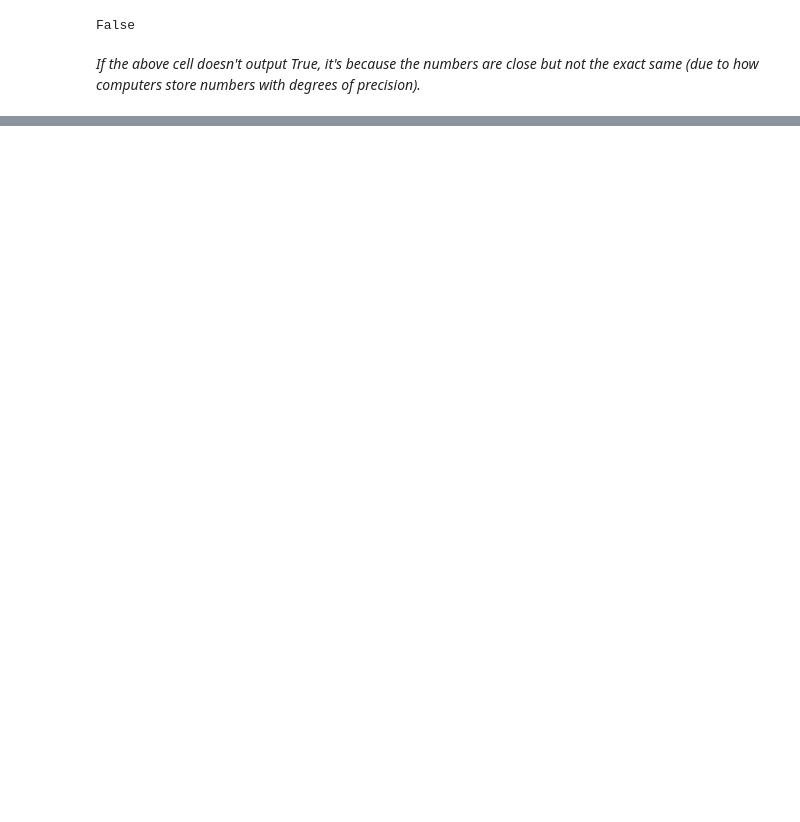
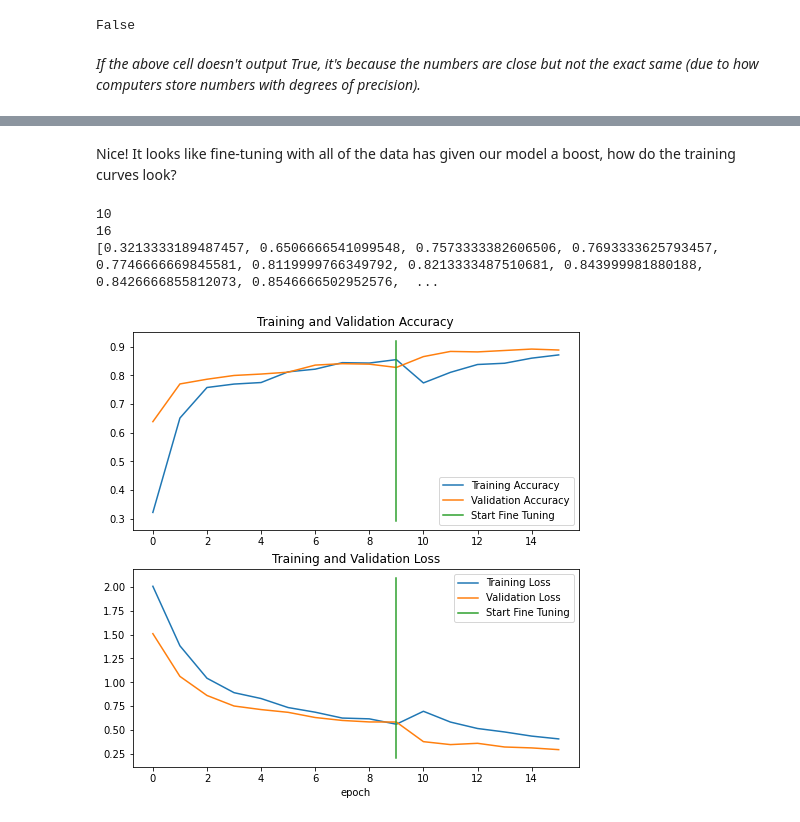
Before and after one commit to prachuryanath/TF-Learning, a Jupyter notebook: 05_transfer_learning_in_tensorflow_part_2_fine_tuning.ipynb, the cells around one changed output, grey strips where cells are left out. Drawn from its saved outputs; the diff is of its cells as text; code cells hidden in the pictures; blank space fills up the shorter version.

```diff
--- a/05_transfer_learning_in_tensorflow_part_2_fine_tuning.ipynb
+++ b/05_transfer_learning_in_tensorflow_part_2_fine_tuning.ipynb
@@ -715,0 +956,12 @@ print(np.array(results_10_percent_data_aug) - np.array(loaded_weights_model_resu
+# %%
+# Setup data inputs
+import tensorflow as tf
+IMG_SIZE = (224, 224)
+train_data_10_classes_full = tf.keras.preprocessing.image_dataset_from_directory(train_dir_all_data,
+                                                                                 label_mode="categorical",
+                                                                                 image_size=IMG_SIZE)
+
+# Note: this is the same test dataset we've been using for the previous modelling experiments
+test_data = tf.keras.preprocessing.image_dataset_from_directory(test_dir,
+                                                                label_mode="categorical",
+                                                                image_size=IMG_SIZE)
@@ -715,0 +985,3 @@ print(np.array(results_10_percent_data_aug) - np.array(loaded_weights_model_resu
+# %%
+# Load model from checkpoint, that way we can fine-tune from the same stage the 10 percent data model was fine-tuned from
+model_2.load_weights(checkpoint_path) # revert model back to saved weights
@@ -715,0 +1042,15 @@ print(np.array(results_10_percent_data_aug) - np.array(loaded_weights_model_resu
+# %%
+# Compile
+model_2.compile(loss="categorical_crossentropy",
+                optimizer=tf.keras.optimizers.Adam(lr=0.0001), # divide learning rate by 10 for fine-tuning
+                metrics=["accuracy"])
+# %%
+# Continue to train and fine-tune the model to our data
+fine_tune_epochs = initial_epochs + 5
+
+history_fine_10_classes_full = model_2.fit(train_data_10_classes_full,
+                                           epochs=fine_tune_epochs,
+                                           initial_epoch=history_10_percent_data_aug.epoch[-1],
+                                           validation_data=test_data,
+                                           validation_steps=int(0.25 * len(test_data)),
+                                           callbacks=[create_tensorboard_callback("transfer_learning", "full_10_classes_fine_tune_last_10")])
@@ -715,0 +1077,12 @@ print(np.array(results_10_percent_data_aug) - np.array(loaded_weights_model_resu
+# %% [markdown]
+Nice! It looks like fine-tuning with all of the data has given our model a boost, how do the training curves look?
+# %%
+# How did fine-tuning go with more data?
+compare_historys(original_history=history_10_percent_data_aug,
+                 new_history=history_fine_10_classes_full,
+                 initial_epochs=10)
+# %% [output]
+10
+16
+[0.3213333189487457, 0.6506666541099548, 0.7573333382606506, 0.7693333625793457, 0.7746666669845581, 0.8119999766349792, 0.8213333487510681, 0.843999981880188, 0.8426666855812073, 0.8546666502952576,  ...
+[figure, added]
```
Also changed, not shown: parts of 53 cells of this notebook.
